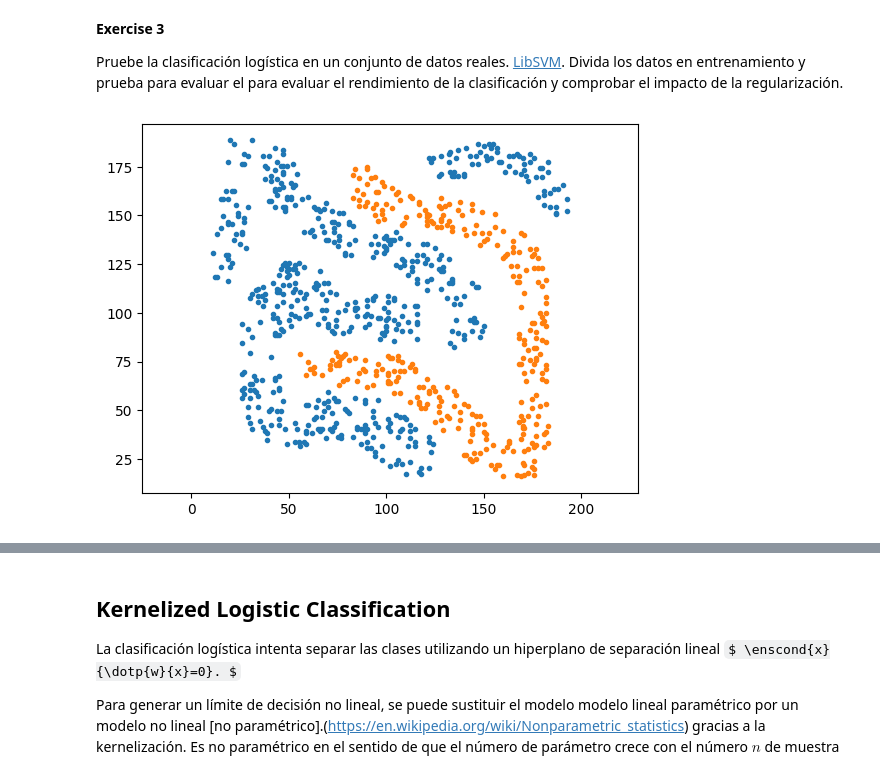
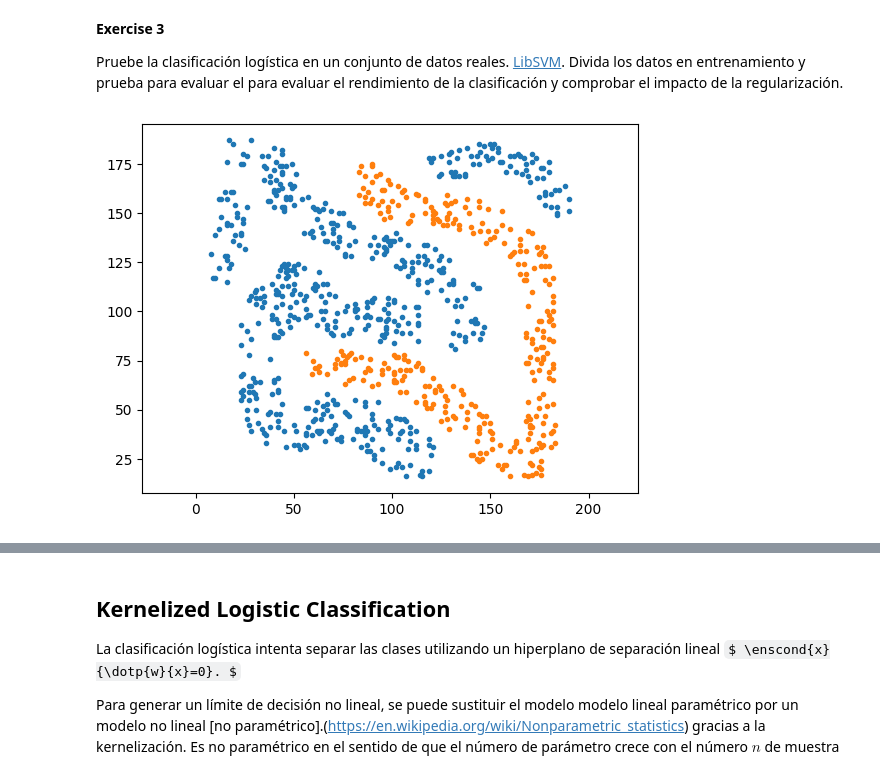
Before and after one commit to J0tta13/machine, a Jupyter notebook: miniproyecto2/2.ipynb, the cells around one changed output, grey strips where cells are left out. Saved outputs shown, nothing was run; the diff lists cells and outputs as text; code cells hidden in the pictures; some formulas as TeX source.

```diff
--- a/miniproyecto2/2.ipynb
+++ b/miniproyecto2/2.ipynb
@@ -377,18 +369,12 @@ X = df.drop(columns=["label"]).to_numpy()
 y = df["label"].to_numpy().reshape(-1, 1)
 # %%
 n = len(y)
-tau = 0.1
-omega = 3
-p= 2
 I = find(y== -1)
 J = find(y==  1)
-X[I,0] += 1*omega
-X[I,1] += 0.5*omega
 plt.plot(X[I,0], X[I,1], '.')
 plt.plot(X[J,0], X[J,1], '.')
-
 plt.axis('equal');
-
 X = np.hstack((X, np.ones((n, 1))))
+#Datos originales
 # %% [output]
-[figure, old version]
+[figure, new version]
```
Also changed, not shown: parts of 28 cells of this notebook.
